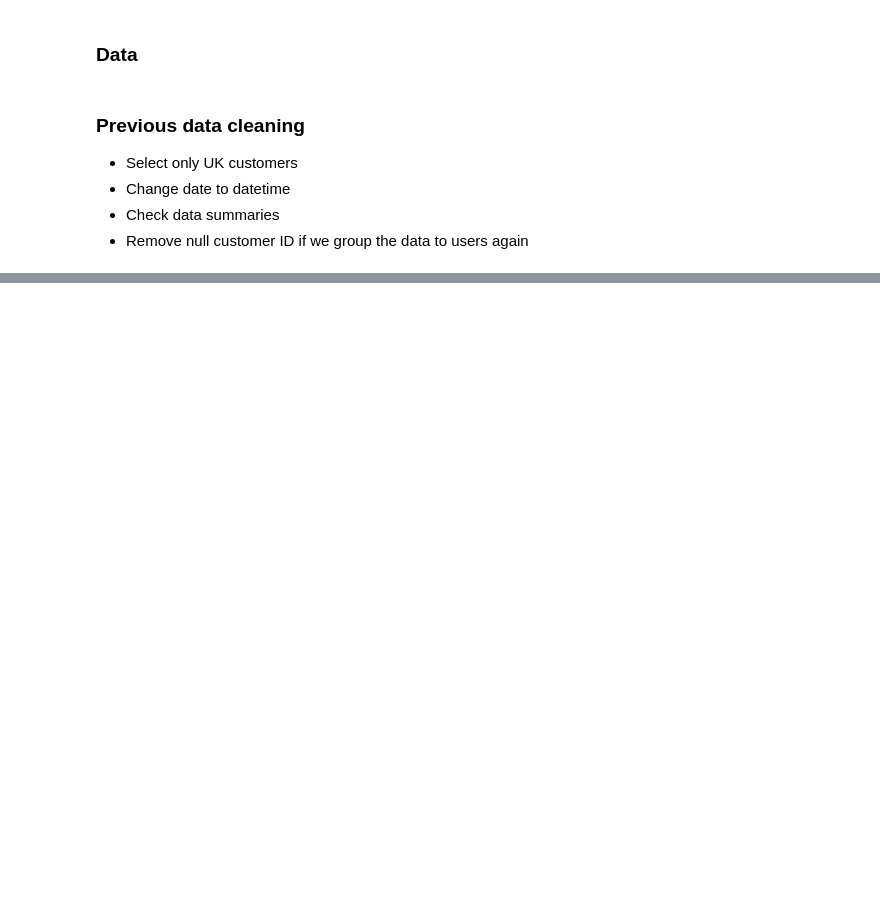
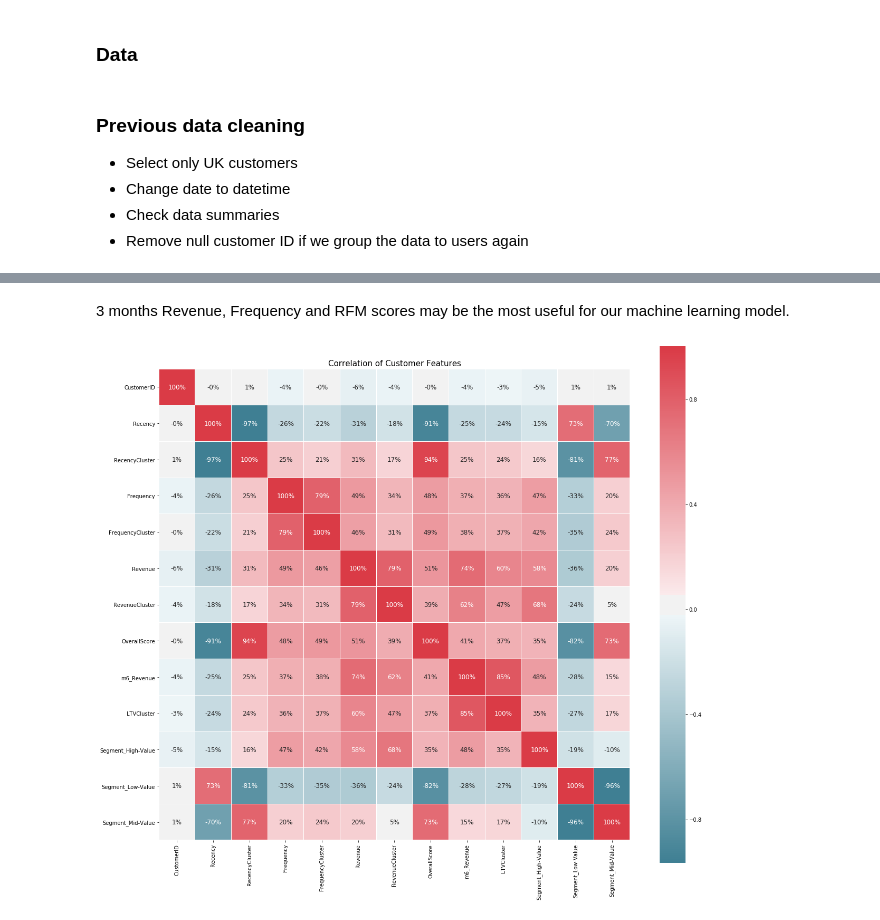
Before and after one commit to davidtnly/MachineLearning, a Jupyter notebook: 25-predict-customer-lifetime-value.ipynb, the cells around one changed output, grey strips where cells are left out. Drawn from its saved outputs; the diff is of its cells as text; code cells hidden in the pictures; blank space fills up the shorter version.

```diff
--- a/25-predict-customer-lifetime-value.ipynb
+++ b/25-predict-customer-lifetime-value.ipynb
@@ -217,0 +627,5 @@ plot_nulls(data)
+# %%
+# Calculate revenue and create a new dataframe for it
+data_6m['Revenue'] = data_6m['UnitPrice'] * data_6m['Quantity']
+data_user_6m = data_6m.groupby('CustomerID')['Revenue'].sum().reset_index()
+data_user_6m.columns = ['CustomerID','m6_Revenue']
@@ -217,0 +660,4 @@ plot_nulls(data)
+# %%
+# Join on the 3mo user ids
+data_merge = pd.merge(data_user, data_user_6m, on='CustomerID', how='left')
+data_merge = data_merge.fillna(0)
@@ -217,0 +754,6 @@ plot_nulls(data)
+# %%
+# Create a new dataframe to store the clusters
+data_cluster = data_merge.copy()
+
+# Details
+data_cluster.groupby('LTVCluster')['m6_Revenue'].describe()
@@ -217,0 +779,7 @@ plot_nulls(data)
+# %%
+# Convert categorical columns to numerical
+data_class = pd.get_dummies(data_cluster)
+
+# Correlations
+corr_matrix = data_class.corr()
+corr_matrix
@@ -217,0 +818,25 @@ plot_nulls(data)
+# %% [markdown]
+3 months Revenue, Frequency and RFM scores may be the most useful for our machine learning model.
+# %%
+# Create a figure space
+plt.subplots(figsize=(20, 18))
+
+# Color
+colormap = sns.diverging_palette(220, 10, as_cmap=True) # nice colors
+
+# Create matrix
+corr_plot = sns.heatmap(corr_matrix,
+                        annot=True,
+                        cmap=colormap,
+                        linewidths=0.20,
+                        linecolor='white',
+                        vmax=1,
+                        square=True,
+                        fmt='.0%', #'.1g',
+                        annot_kws={'size': 12})
+
+corr_plot
+plt.title('Correlation of Customer Features', y=1.05, size=15)
+plt.show()
+# %% [output]
+[figure, added]
```
Also changed, not shown: parts of 103 cells of this notebook, 3 other files.
